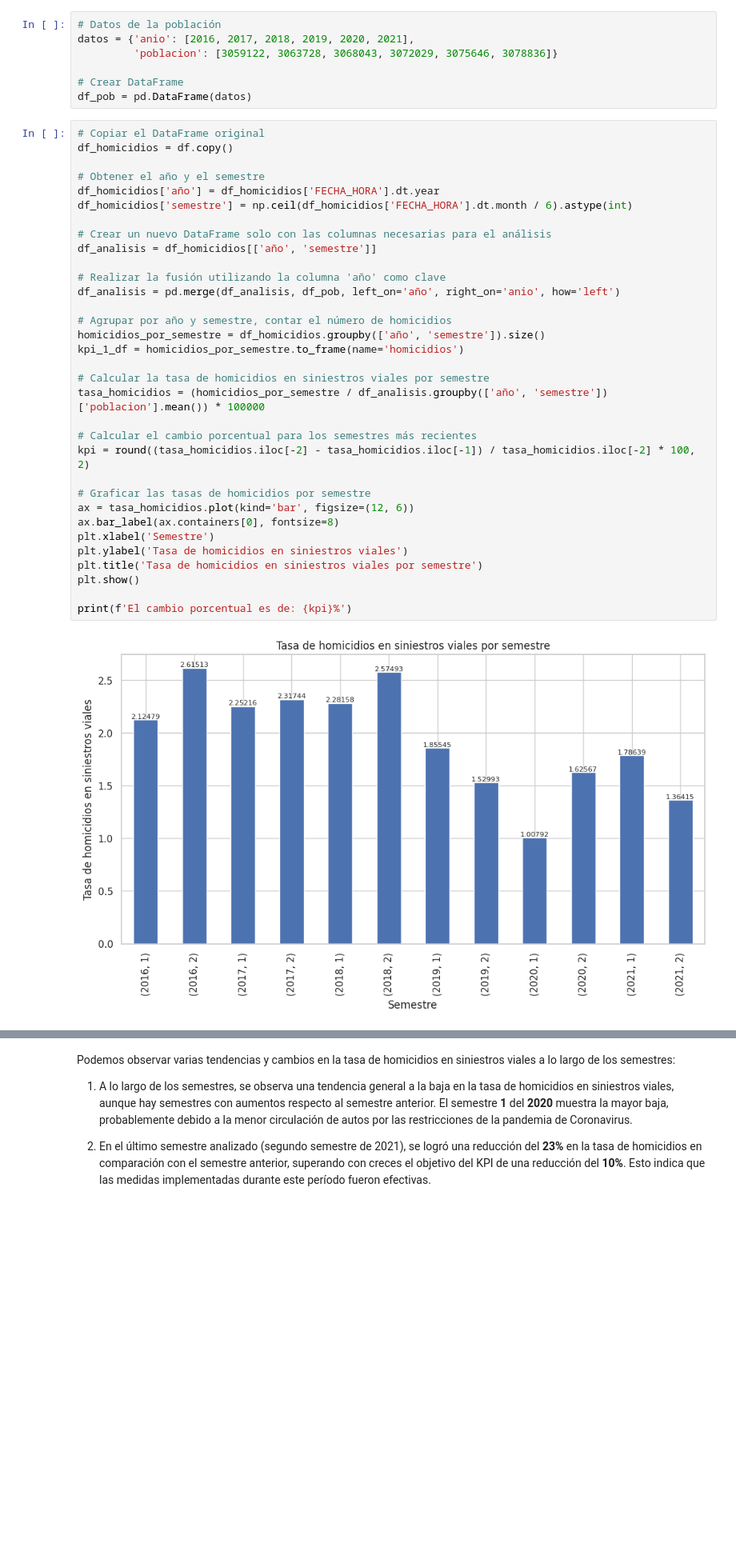
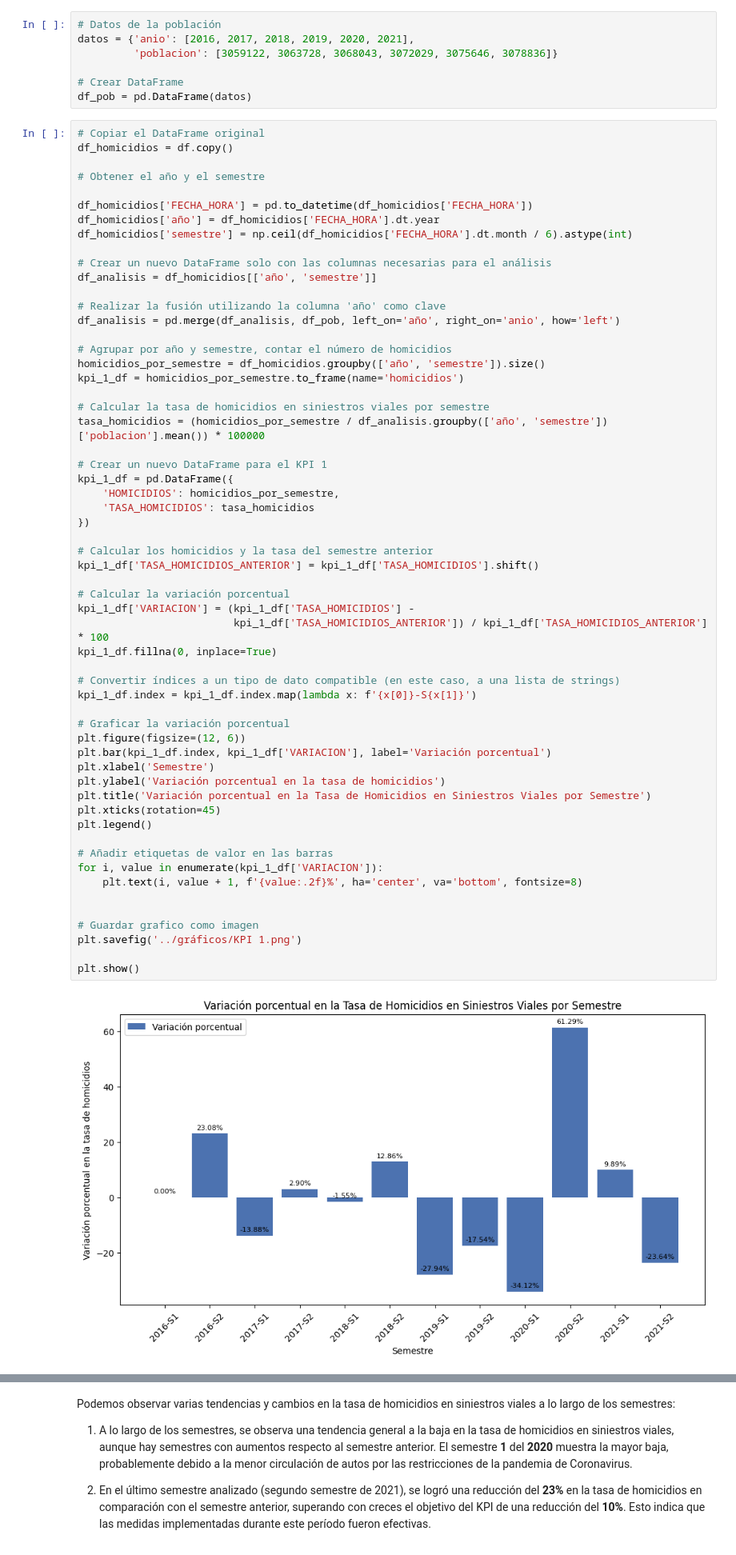
Before and after one commit to Mauro-coder555/Road-safety-system, a Jupyter notebook: EDA/EDA.ipynb, the cells around one changed output, grey strips where cells are left out. Shown at 80% size. Drawn from its saved outputs; the diff is of its cells as text; blank space fills up the shorter version.

```diff
--- a/EDA/EDA.ipynb
+++ b/EDA/EDA.ipynb
@@ -481,35 +467,60 @@ df_pob = pd.DataFrame(datos)
 # %%
 # Copiar el DataFrame original
 df_homicidios = df.copy()
 
 # Obtener el año y el semestre
+
+df_homicidios['FECHA_HORA'] = pd.to_datetime(df_homicidios['FECHA_HORA'])
 df_homicidios['año'] = df_homicidios['FECHA_HORA'].dt.year
 df_homicidios['semestre'] = np.ceil(df_homicidios['FECHA_HORA'].dt.month / 6).astype(int)
 
 # Crear un nuevo DataFrame solo con las columnas necesarias para el análisis
 df_analisis = df_homicidios[['año', 'semestre']]
 
 # Realizar la fusión utilizando la columna 'año' como clave
 df_analisis = pd.merge(df_analisis, df_pob, left_on='año', right_on='anio', how='left')
 
 # Agrupar por año y semestre, contar el número de homicidios
 homicidios_por_semestre = df_homicidios.groupby(['año', 'semestre']).size()
 kpi_1_df = homicidios_por_semestre.to_frame(name='homicidios')
 
 # Calcular la tasa de homicidios en siniestros viales por semestre
 tasa_homicidios = (homicidios_por_semestre / df_analisis.groupby(['año', 'semestre'])['poblacion'].mean()) * 100000
 
-# Calcular el cambio porcentual para los semestres más recientes
-kpi = round((tasa_homicidios.iloc[-2] - tasa_homicidios.iloc[-1]) / tasa_homicidios.iloc[-2] * 100, 2)
+# Crear un nuevo DataFrame para el KPI 1
+kpi_1_df = pd.DataFrame({
+    'HOMICIDIOS': homicidios_por_semestre,
+    'TASA_HOMICIDIOS': tasa_homicidios
+})
 
-# Graficar las tasas de homicidios por semestre
-ax = tasa_homicidios.plot(kind='bar', figsize=(12, 6))
-ax.bar_label(ax.containers[0], fontsize=8)
+# Calcular los homicidios y la tasa del semestre anterior
+kpi_1_df['TASA_HOMICIDIOS_ANTERIOR'] = kpi_1_df['TASA_HOMICIDIOS'].shift()
+
+# Calcular la variación porcentual
+kpi_1_df['VARIACION'] = (kpi_1_df['TASA_HOMICIDIOS'] -
+                         kpi_1_df['TASA_HOMICIDIOS_ANTERIOR']) / kpi_1_df['TASA_HOMICIDIOS_ANTERIOR'] * 100
+kpi_1_df.fillna(0, inplace=True)
+
+# Convertir índices a un tipo de dato compatible (en este caso, a una lista de strings)
+kpi_1_df.index = kpi_1_df.index.map(lambda x: f'{x[0]}-S{x[1]}')
+
+# Graficar la variación porcentual
+plt.figure(figsize=(12, 6))
+plt.bar(kpi_1_df.index, kpi_1_df['VARIACION'], label='Variación porcentual')
 plt.xlabel('Semestre')
-plt.ylabel('Tasa de homicidios en siniestros viales')
-plt.title('Tasa de homicidios en siniestros viales por semestre')
+plt.ylabel('Variación porcentual en la tasa de homicidios')
+plt.title('Variación porcentual en la Tasa de Homicidios en Siniestros Viales por Semestre')
+plt.xticks(rotation=45)
+plt.legend()
+
+# Añadir etiquetas de valor en las barras
+for i, value in enumerate(kpi_1_df['VARIACION']):
+    plt.text(i, value + 1, f'{value:.2f}%', ha='center', va='bottom', fontsize=8)
+
+
+# Guardar grafico como imagen
+plt.savefig('../gráficos/KPI 1.png')
+
 plt.show()
-
-print(f'El cambio porcentual es de: {kpi}%')
 # %% [output]
-[figure, old version]
+[figure, new version]
```
Also changed, not shown: parts of 25 cells of this notebook, 1 other file.
